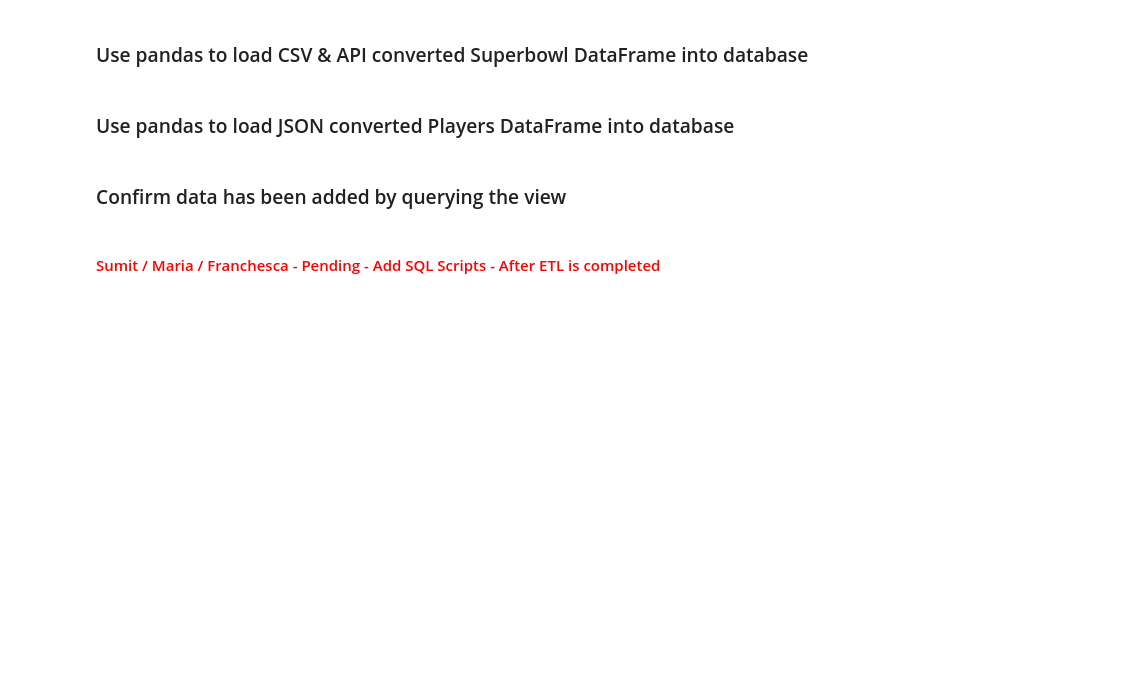
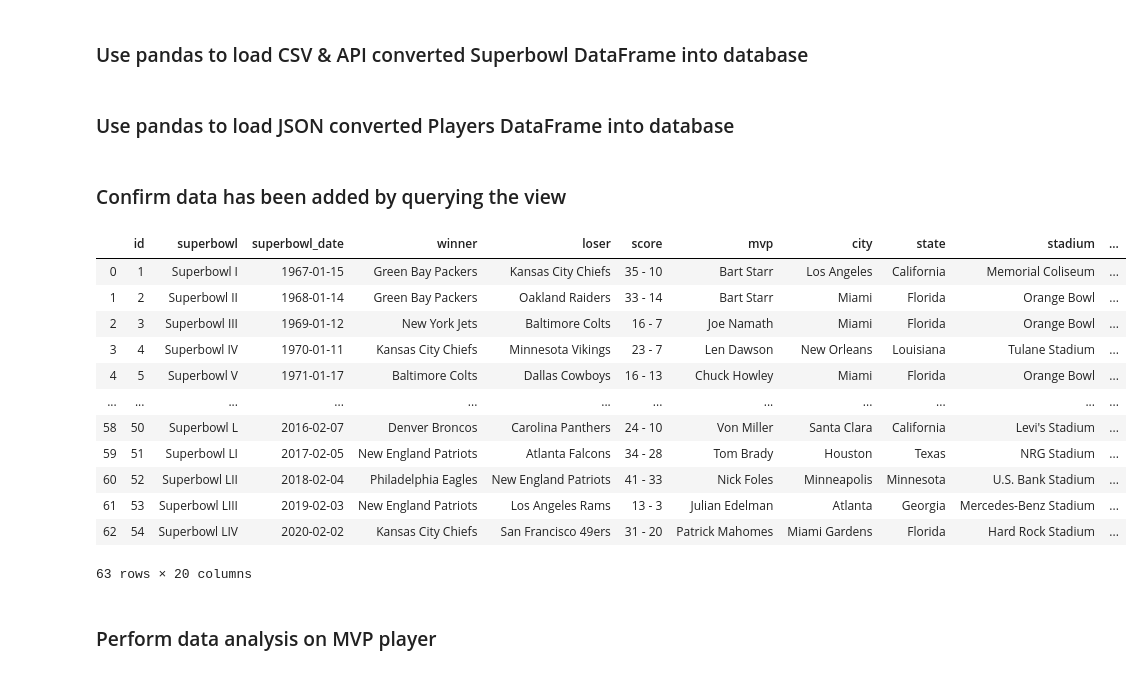
Before and after one commit to malisum/etl_proj_w13, a Jupyter notebook: SourceCode/nfl_etl.ipynb, the cells around one changed output. Cells and saved outputs as stored; diff of their text form; code cells hidden in the pictures; blank space fills up the shorter version.

```diff
--- a/SourceCode/nfl_etl.ipynb
+++ b/SourceCode/nfl_etl.ipynb
@@ -218,7 +231,24 @@ players_t_df.to_sql(name='players', con=engine, if_exists='append', index=True)
 # %% [markdown]
 ### Confirm data has been added by querying the view
 # %%
-# Read SQL view
-pd.read_sql_query('select * from superbowl_player_view', con=engine).head()
+# Read SQL view (Joins Superbowl & Players tables) to a DataFrame
+superbowl_players_df = pd.read_sql_query('select * from superbowl_player_view', con=engine)
-# %% [markdown]
-#### <font color='red'>Sumit /  Maria / Franchesca - Pending - Add SQL Scripts - After ETL is completed</font>
+# %%
+# Diplay the Dataframe
+superbowl_players_df.head(100)
+# %% [output]
+|  | id | superbowl | superbowl_date | winner | loser | score | mvp | city | state | stadium | ... |
+| 0 | 1 | Superbowl I | 1967-01-15 | Green Bay Packers | Kansas City Chiefs | 35 - 10 | Bart Starr | Los Angeles | California | Memorial Coliseum | ... |
+| 1 | 2 | Superbowl II | 1968-01-14 | Green Bay Packers | Oakland Raiders | 33 - 14 | Bart Starr | Miami | Florida | Orange Bowl | ... |
+| 2 | 3 | Superbowl III | 1969-01-12 | New York Jets | Baltimore Colts | 16 - 7 | Joe Namath | Miami | Florida | Orange Bowl | ... |
+| 3 | 4 | Superbowl IV | 1970-01-11 | Kansas City Chiefs | Minnesota Vikings | 23 - 7 | Len Dawson | New Orleans | Louisiana | Tulane Stadium | ... |
+| 4 | 5 | Superbowl V | 1971-01-17 | Baltimore Colts | Dallas Cowboys | 16 - 13 | Chuck Howley | Miami | Florida | Orange Bowl | ... |
+| ... | ... | ... | ... | ... | ... | ... | ... | ... | ... | ... | ... |
+| 58 | 50 | Superbowl L | 2016-02-07 | Denver Broncos | Carolina Panthers | 24 - 10 | Von Miller | Santa Clara | California | Levi's Stadium | ... |
+| 59 | 51 | Superbowl LI | 2017-02-05 | New England Patriots | Atlanta Falcons | 34 - 28 | Tom Brady | Houston | Texas | NRG Stadium | ... |
+| 60 | 52 | Superbowl LII | 2018-02-04 | Philadelphia Eagles | New England Patriots | 41 - 33 | Nick Foles | Minneapolis | Minnesota | U.S. Bank Stadium | ... |
+| 61 | 53 | Superbowl LIII | 2019-02-03 | New England Patriots | Los Angeles Rams | 13 - 3 | Julian Edelman | Atlanta | Georgia | Mercedes-Benz Stadium | ... |
+| 62 | 54 | Superbowl LIV | 2020-02-02 | Kansas City Chiefs | San Francisco 49ers | 31 - 20 | Patrick Mahomes | Miami Gardens | Florida | Hard Rock Stadium | ... |
+63 rows × 20 columns
+# %% [markdown]
+### Perform data analysis on MVP player
```
Also changed, not shown: parts of 13 cells of this notebook, 4 other files.
